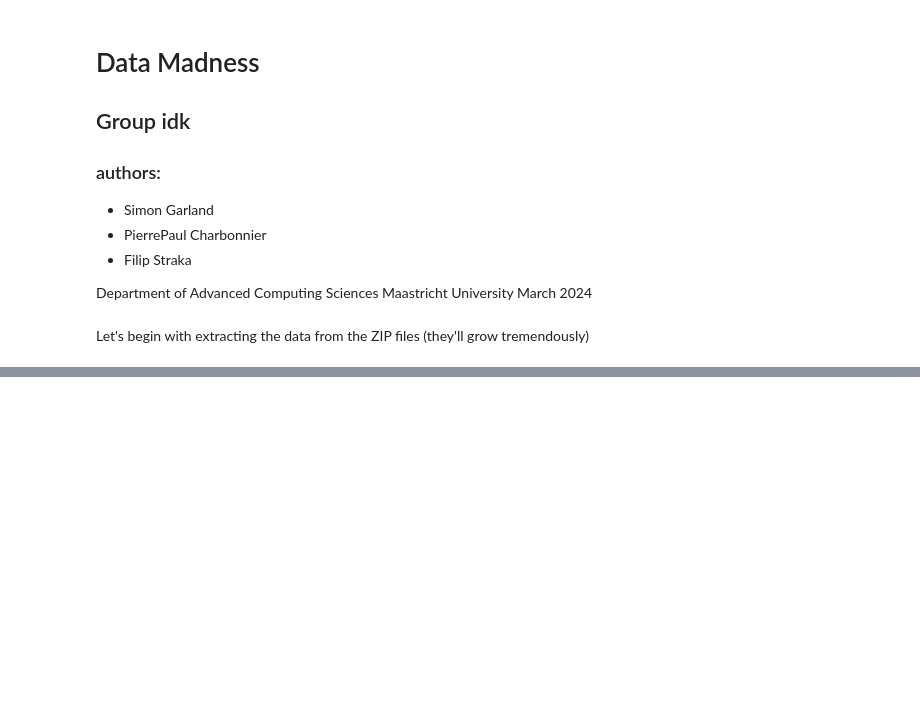
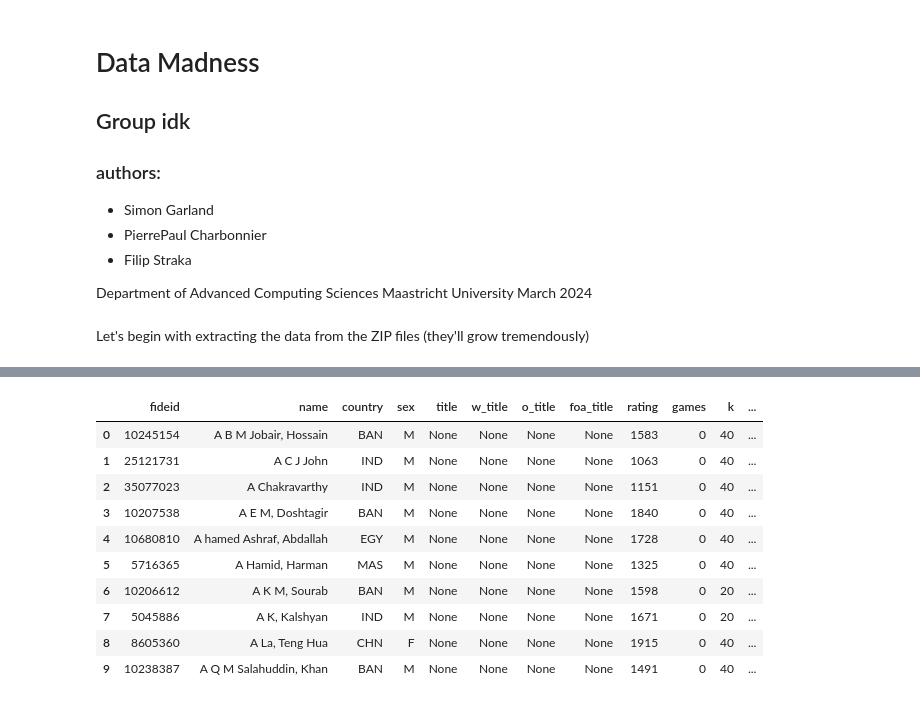
Before and after one commit to koalapowered/da_project, a Jupyter notebook: main/EDA.ipynb, the cells around one changed output, grey strips where cells are left out. Cells and saved outputs as stored; diff of their text form; code cells hidden in the pictures; blank space fills up the shorter version.

```diff
--- a/main/EDA.ipynb
+++ b/main/EDA.ipynb
@@ -77,0 +114,14 @@ extract_all_zip_files(source_dir, destination_dir)
+# %%
+lst[0].head(10)
+# %% [output]
+|  | fideid | name | country | sex | title | w_title | o_title | foa_title | rating | games | k | ... |
+| 0 | 10245154 | A B M Jobair, Hossain | BAN | M | None | None | None | None | 1583 | 0 | 40 | ... |
+| 1 | 25121731 | A C J John | IND | M | None | None | None | None | 1063 | 0 | 40 | ... |
+| 2 | 35077023 | A Chakravarthy | IND | M | None | None | None | None | 1151 | 0 | 40 | ... |
+| 3 | 10207538 | A E M, Doshtagir | BAN | M | None | None | None | None | 1840 | 0 | 40 | ... |
+| 4 | 10680810 | A hamed Ashraf, Abdallah | EGY | M | None | None | None | None | 1728 | 0 | 40 | ... |
+| 5 | 5716365 | A Hamid, Harman | MAS | M | None | None | None | None | 1325 | 0 | 40 | ... |
+| 6 | 10206612 | A K M, Sourab | BAN | M | None | None | None | None | 1598 | 0 | 20 | ... |
+| 7 | 5045886 | A K, Kalshyan | IND | M | None | None | None | None | 1671 | 0 | 20 | ... |
+| 8 | 8605360 | A La, Teng Hua | CHN | F | None | None | None | None | 1915 | 0 | 40 | ... |
+| 9 | 10238387 | A Q M Salahuddin, Khan | BAN | M | None | None | None | None | 1491 | 0 | 40 | ... |
```
Also changed, not shown: parts of 8 cells of this notebook.
